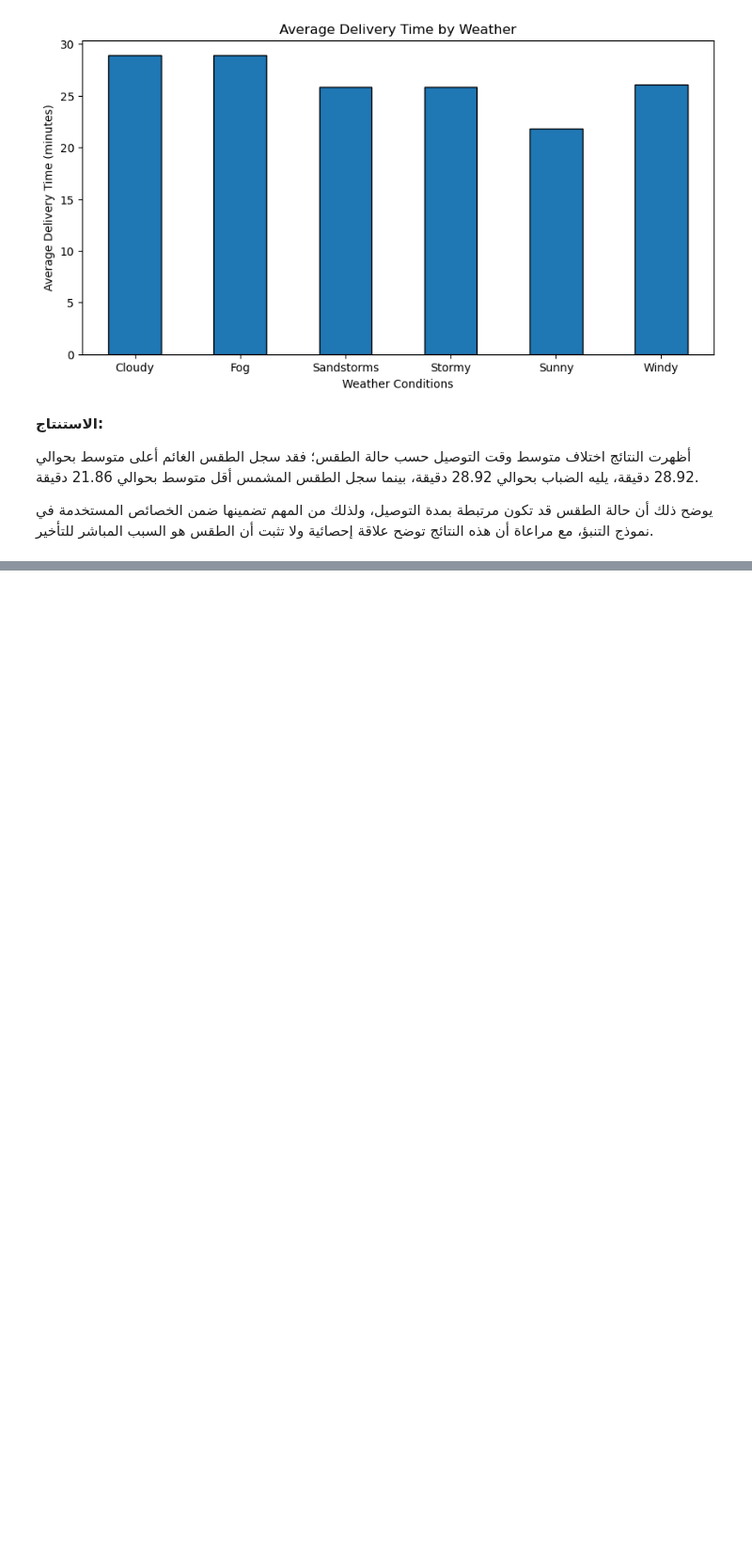
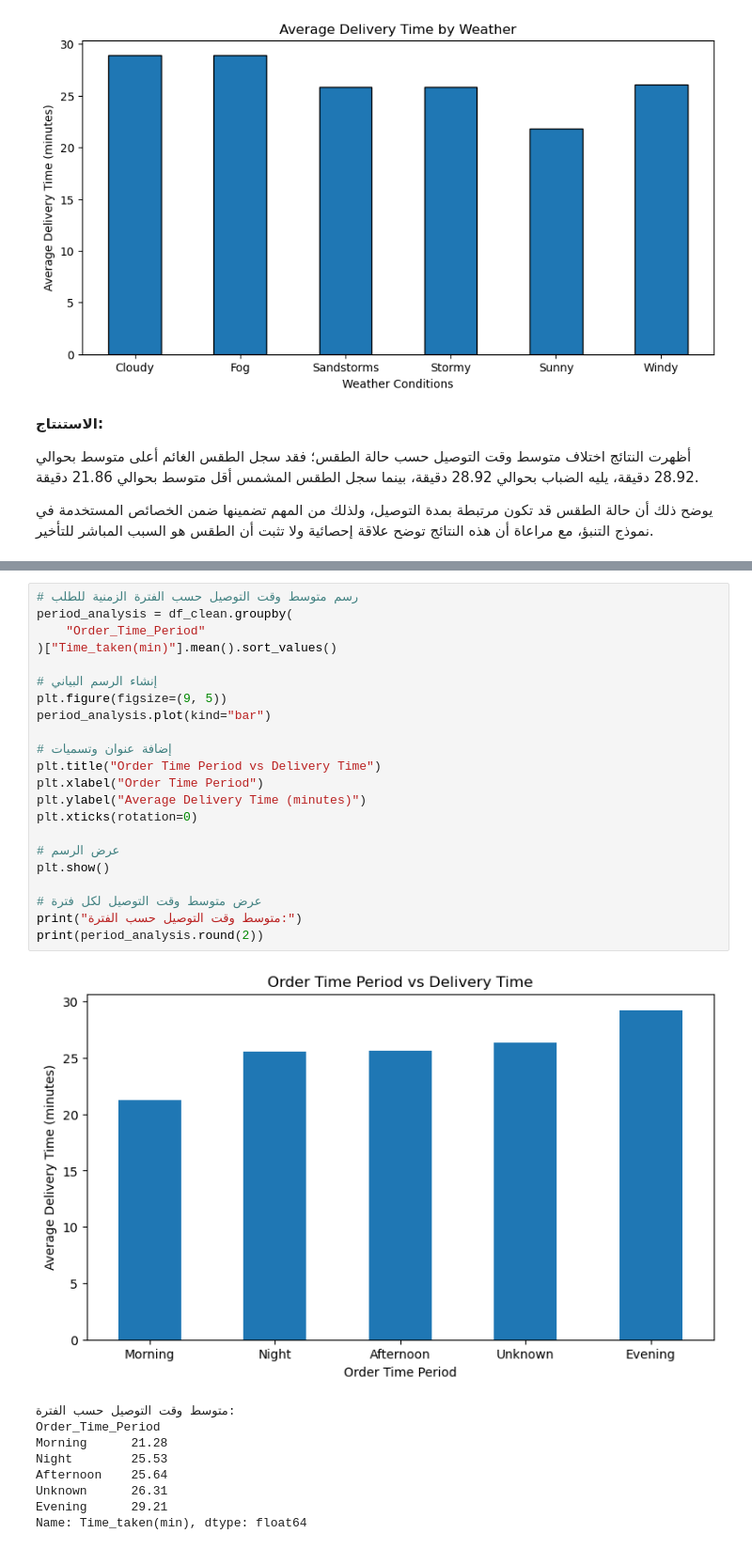
Before and after one commit to rhf433567-commits/Smart-Food-Delivery, a Jupyter notebook: notebook.ipynb, the cells around one changed output, grey strips where cells are left out. Shown at 94% size. Drawn from its saved outputs; the diff is of its cells as text; blank space fills up the shorter version.

```diff
--- a/notebook.ipynb
+++ b/notebook.ipynb
@@ -781,0 +1981,32 @@ plt.show()
+# %%
+# رسم متوسط وقت التوصيل حسب الفترة الزمنية للطلب
+period_analysis = df_clean.groupby(
+    "Order_Time_Period"
+)["Time_taken(min)"].mean().sort_values()
+
+# إنشاء الرسم البياني
+plt.figure(figsize=(9, 5))
+period_analysis.plot(kind="bar")
+
+# إضافة عنوان وتسميات
+plt.title("Order Time Period vs Delivery Time")
+plt.xlabel("Order Time Period")
+plt.ylabel("Average Delivery Time (minutes)")
+plt.xticks(rotation=0)
+
+# عرض الرسم
+plt.show()
+
+# عرض متوسط وقت التوصيل لكل فترة
+print("متوسط وقت التوصيل حسب الفترة:")
+print(period_analysis.round(2))
+# %% [output]
+[figure, added]
+متوسط وقت التوصيل حسب الفترة:
+Order_Time_Period
+Morning      21.28
+Night        25.53
+Afternoon    25.64
+Unknown      26.31
+Evening      29.21
+Name: Time_taken(min), dtype: float64
```
Also changed, not shown: parts of 61 cells of this notebook.
